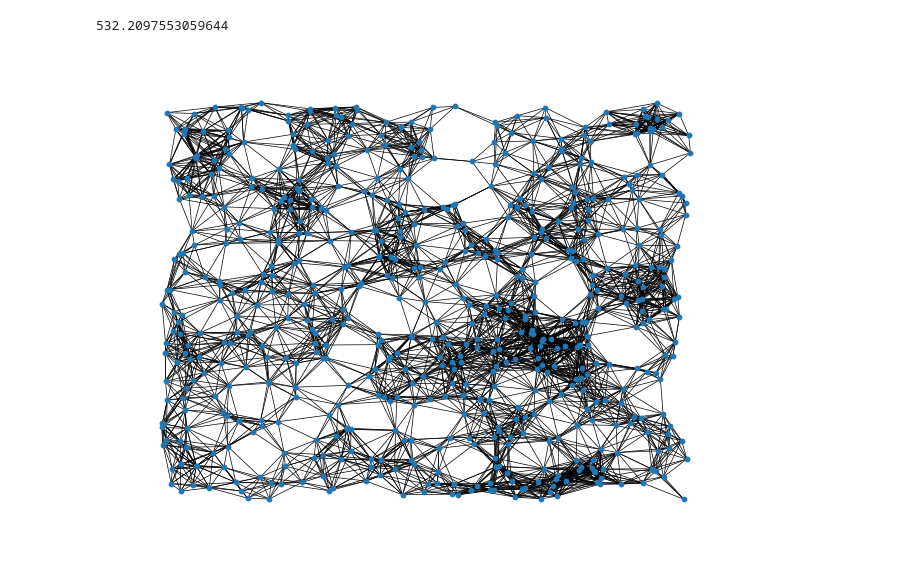
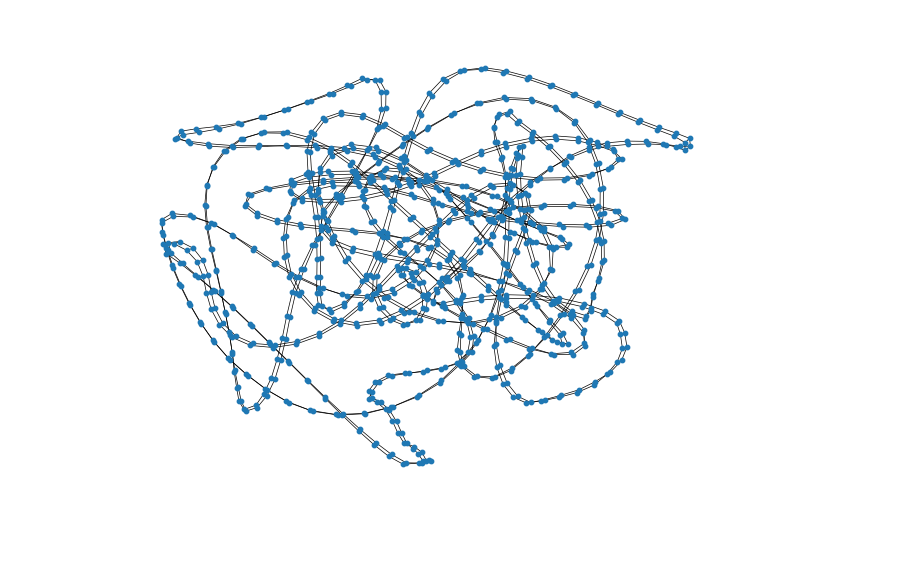
Before and after one commit to HirokiHamaguchi/Initial_Placement_for_Fruchterman-Reingold_Force_Model_with_Coordinate_Newton_Direction, a Jupyter notebook: src/jupyter/hexagon.ipynb, the cells around one changed output. Cells and saved outputs as stored; diff of their text form; code cells hidden in the pictures.

```diff
--- a/src/jupyter/hexagon.ipynb
+++ b/src/jupyter/hexagon.ipynb
@@ -65,25 +90,26 @@ drawHexagon(64, 10)
 # %%
-G = nx.random_geometric_graph(600, 0.1, seed=0)
+# G = nx.random_geometric_graph(600, 0.1, seed=0)
+G = nx.circular_ladder_graph(500)
 dim = 2
 G, center = _process_params(G, None, dim)
 
 A = nx.to_scipy_sparse_array(G, dtype="f")
 n = G.number_of_nodes()
 k = 1 / np.sqrt(n)
 A = scipy.sparse.coo_matrix(A)
 
-pos = np.array([G.nodes[i]["pos"] for i in G.nodes])
-print(calcCost(pos, A, k))
+# pos = np.array([G.nodes[i]["pos"] for i in G.nodes])
+# print(calcCost(pos, A, k))
+pos = nx.spring_layout(G, seed=0)
 
 nx.draw(G, pos, node_size=10, width=0.5)
 plt.show()
 
 # res = sp.optimize.minimize(cost_fun, pos.ravel(), method="L-BFGS-B", jac=True)
 # pos = res.x.reshape((n, dim))
 # print(calcCost(pos, A, k))
 
 # nx.draw(G, pos, node_size=10, width=0.5)
 # plt.show()
 # %% [output]
-532.2097553059644
-[figure, old version]
+[figure, new version]
```
Also changed, not shown: parts of 7 cells of this notebook.
